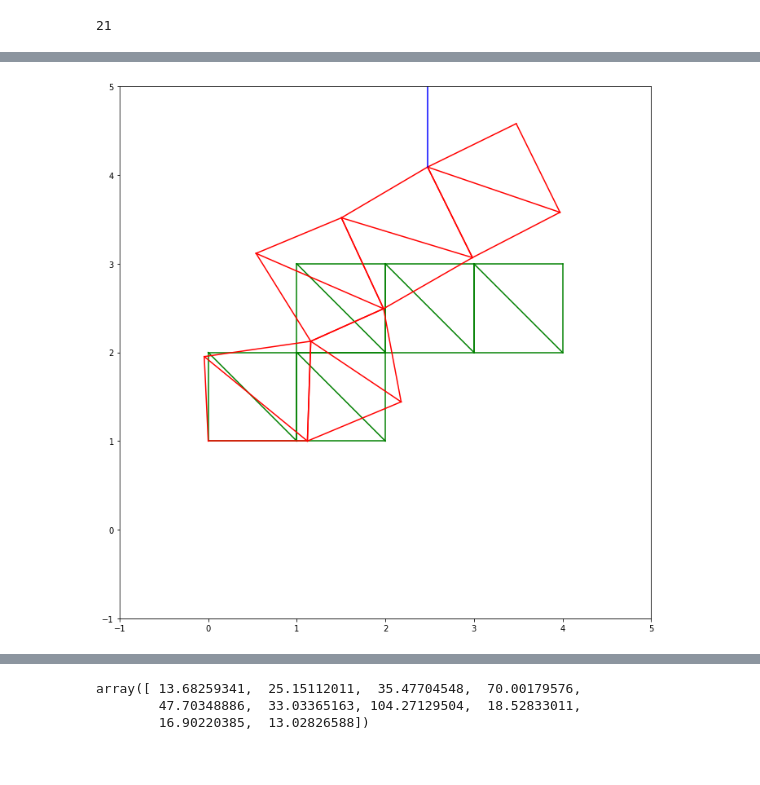
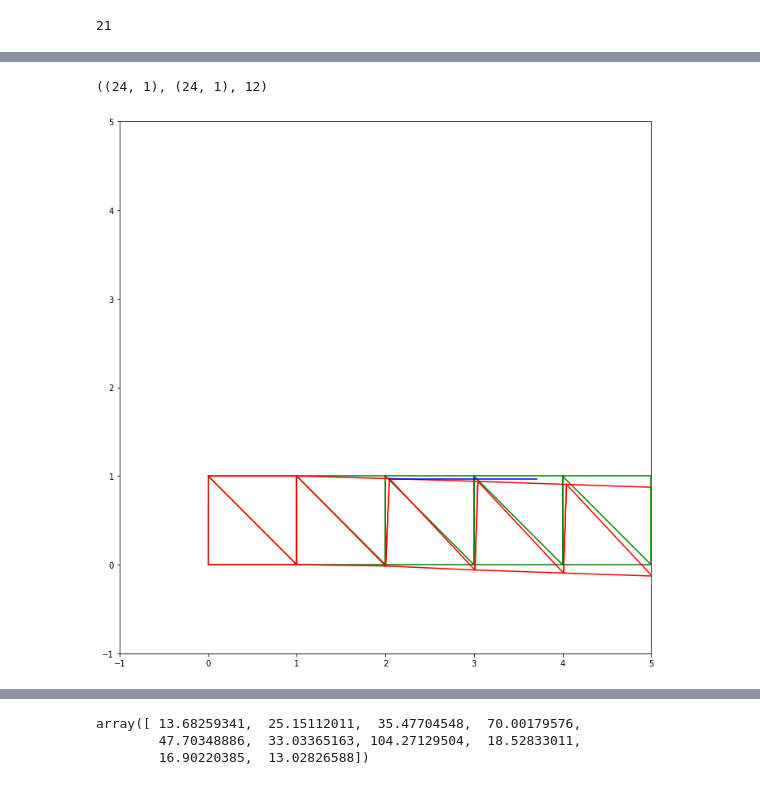
Before and after one commit to TobiasJacob/evolutionary-mechanics, a Jupyter notebook: finiteElements.ipynb, the cells around one changed output, grey strips where cells are left out. Saved outputs shown, nothing was run; the diff lists cells and outputs as text; code cells hidden in the pictures.

```diff
--- a/finiteElements.ipynb
+++ b/finiteElements.ipynb
@@ -220,0 +124,5 @@ IndexError: index 0 is out of bounds for axis 1 with size 0
+# %%
+f = np.zeros((KGlob.shape[0], 1))
+f[7] = 100
+x = np.linalg.solve(np.linalg.inv(M) @ KGlob, np.linalg.inv(M) @ f)
+np.linalg.norm(KGlob @ x - f)
@@ -220,0 +131,7 @@ IndexError: index 0 is out of bounds for axis 1 with size 0
+# %%
+(P, L, U) = scipy.linalg.lu(KGlob)
+KGlobEstimate = P @ L @ np.diag(np.diag(U)) @ L.transpose()
+M = KGlobEstimate
+# M
+# %%
+M = np.diag(np.diag(KGlobEstimate))
@@ -220,0 +172,4 @@ IndexError: index 0 is out of bounds for axis 1 with size 0
+# %%
+from scipy.sparse.linalg import cg
+x, info = cg(KGlob, f)
+np.linalg.norm(KGlob @ x - f), info
@@ -237,6 +206,6 @@ array([ 1.19935659,  1.58146501,  1.26151942, -0.44427124, -0.46731007,
 # %%
-eps = np.concatenate((np.array([0, 0] + [epsBack[0]] + [0]), epsBack[1:]), axis=0)
-f = np.concatenate((np.array([0, 0] + [fBack[0]] + [0]), fBack[1:]), axis=0)
+eps = np.concatenate((np.array([[0], [0]] + [epsBack[0]] + [[0]]), epsBack[1:]), axis=0)
+f = np.concatenate((np.array([[0], [0]] + [fBack[0]] + [[0]]), fBack[1:]), axis=0)
 
 positions = [
     (0, 0), (1, 0), (2, 0), (3, 0), (4, 0),
@@ -272,38 +241,41 @@ for square in squares:
         plt.plot(
             [positions[startI][0], positions[endI][0]],
             [positions[startI][1], positions[endI][1]],
             color='g'
             )
     startI = square[1]
     endI = square[3]
     plt.plot(
         [positions[startI][0], positions[endI][0]],
         [positions[startI][1], positions[endI][1]],
             color='g'
         )
 for square in squares:
     for i in range(4):
         startI = square[i]
         endI = square[i + 1]
         plt.plot(
-            [positions[startI][0] + eps[2 * startI]*scale, positions[endI][0] + eps[2 * endI]*scale],
-            [positions[startI][1] + eps[2 * startI + 1]*scale, positions[endI][1] + eps[2 * endI + 1]*scale],
+            [positions[startI][0] + eps[2 * startI, 0]*scale, positions[endI][0] + eps[2 * endI, 0]*scale],
+            [positions[startI][1] + eps[2 * startI + 1, 0]*scale, positions[endI][1] + eps[2 * endI + 1, 0]*scale],
             color='r'
             )
     startI = square[1]
     endI = square[3]
     plt.plot(
-        [positions[startI][0] + eps[2 * startI]*scale, positions[endI][0] + eps[2 * endI]*scale],
-        [positions[startI][1] + eps[2 * startI + 1]*scale, positions[endI][1] + eps[2 * endI + 1]*scale],
+        [positions[startI][0] + eps[2 * startI, 0]*scale, positions[endI][0] + eps[2 * endI, 0]*scale],
+        [positions[startI][1] + eps[2 * startI + 1, 0]*scale, positions[endI][1] + eps[2 * endI + 1, 0]*scale],
             color='r'
         )
 plt.xlim([-1, 5])
 plt.ylim([-1, 5])
 plt.gca().set_aspect(1)
 
 for i in range(len(positions)):
-    pos = np.array(positions[i]) + [eps[2 * i]*scale, eps[2 * i + 1]*scale]
-    plt.plot([pos[0], pos[0] + f[2 * i] / 60.], [pos[1], pos[1]], color='b')
-    plt.plot([pos[0], pos[0]], [pos[1], pos[1] + f[2 * i + 1] / 60.], color='b')
+    pos = np.array(positions[i]) + [eps[2 * i, 0]*scale, eps[2 * i + 1, 0]*scale]
+    plt.plot([pos[0], pos[0] + f[2 * i, 0] / 60.], [pos[1], pos[1]], color='b')
+    plt.plot([pos[0], pos[0]], [pos[1], pos[1] + f[2 * i + 1, 0] / 60.], color='b')
+    i += 1
+f.shape, eps.shape, len(positions)
 # %% [output]
+((24, 1), (24, 1), 12)
-[figure, old version]
+[figure, new version]
```
Also changed, not shown: parts of 28 cells of this notebook, 5 other files.
